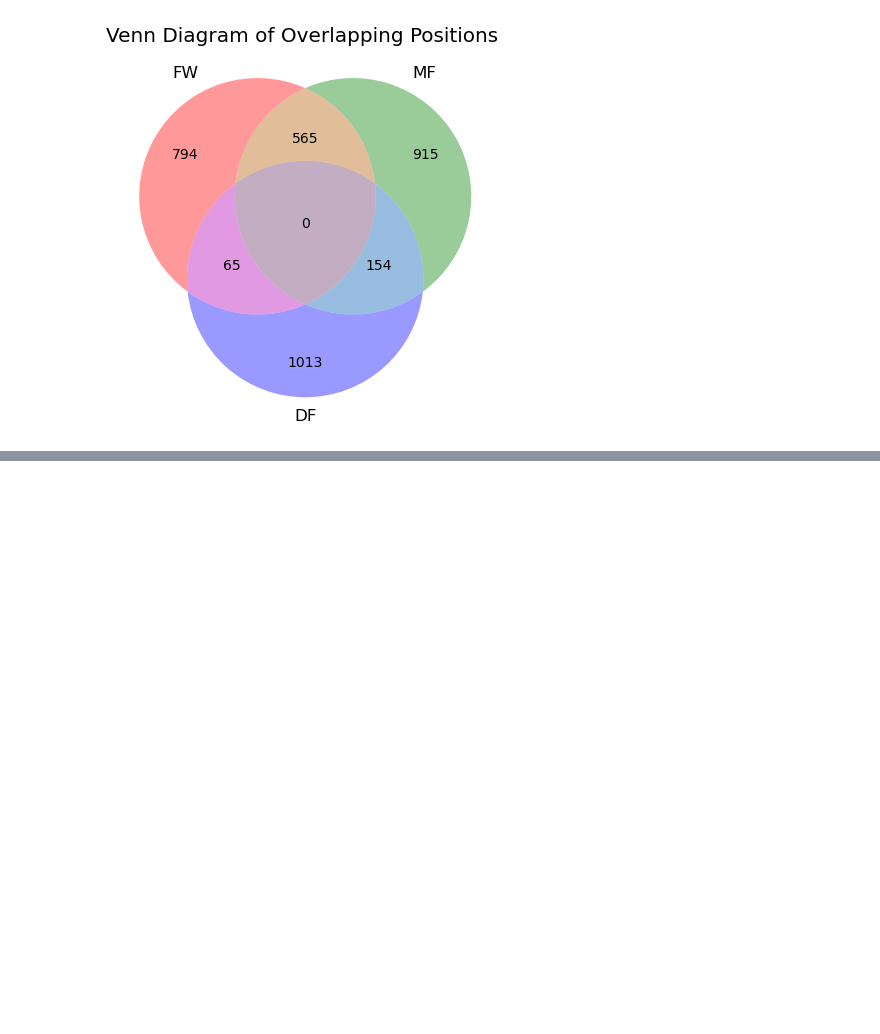
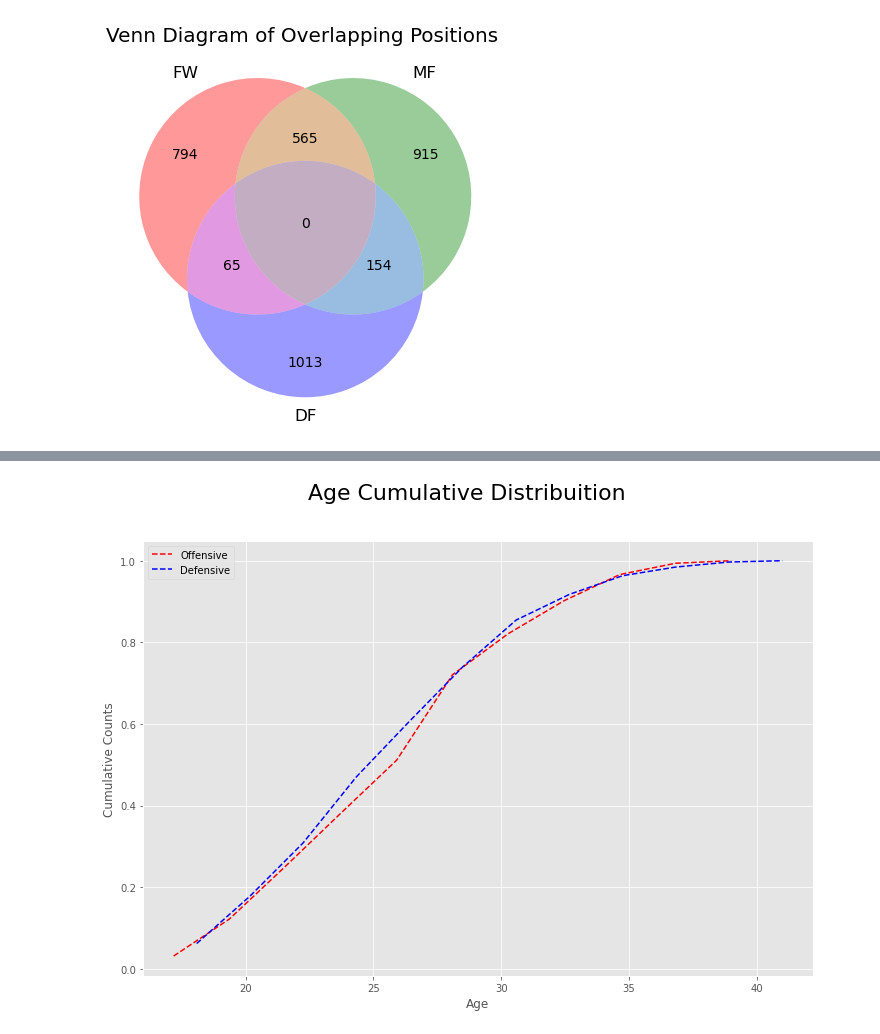
Before and after one commit to IsraelFPM/FootBall-EDA, a Jupyter notebook: PlayersAnalyses.ipynb, the cells around one changed output, grey strips where cells are left out. Cells and saved outputs as stored; diff of their text form; code cells hidden in the pictures; blank space fills up the shorter version.

```diff
--- a/PlayersAnalyses.ipynb
+++ b/PlayersAnalyses.ipynb
@@ -243,0 +332,21 @@ The curtosi of Age Distribuition is -0.4821
+# %%
+
+fig, axs = plt.subplots(figsize = (12,8),sharey = True)
+
+plt.suptitle('Age Cumulative Distribuition',fontsize = 22)
+##
+counts, bin_edges = np.histogram(Off, bins='sturges', density=True)
+cdf = np.cumsum(counts) * np.diff(bin_edges)
+axs.plot(bin_edges[1:], cdf, 'r--', label='Offensive')
+
+##
+counts, bin_edges = np.histogram(Def, bins='sturges', density=True)
+cdf = np.cumsum(counts) * np.diff(bin_edges)
+axs.plot(bin_edges[1:], cdf, 'r--', label='Defensive',color = 'blue')
+#
+axs.set_xlabel('Age')
+axs.set_ylabel('Cumulative Counts')
+plt.legend()
+plt.show()
+# %% [output]
+[figure, added]
```
Also changed, not shown: parts of 11 cells of this notebook.
